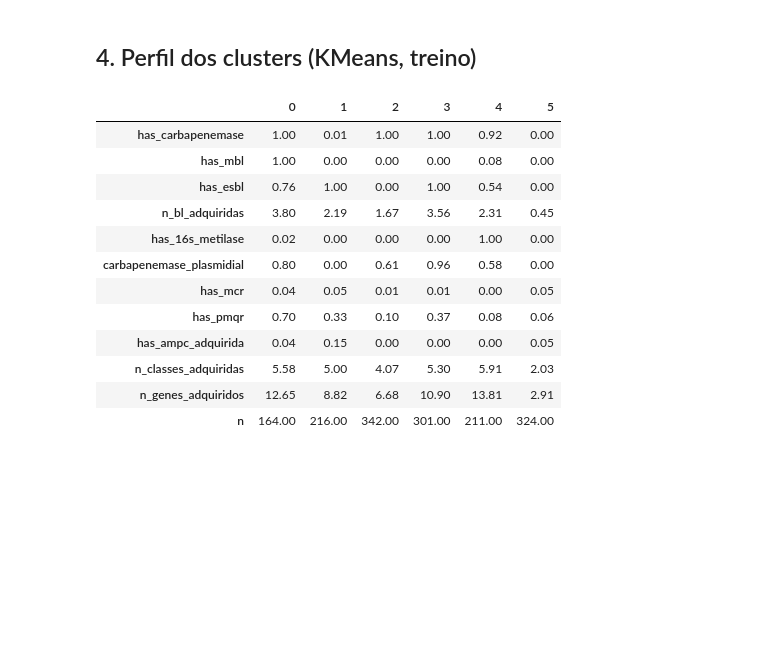
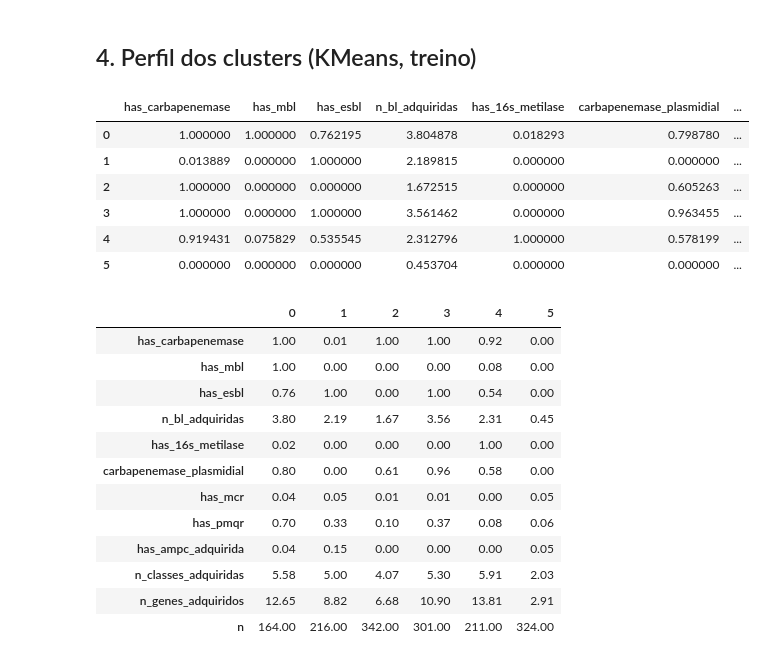
Before and after one commit to Rodrigo-Lusa/ml_isolados_brasileiros, a Jupyter notebook: notebooks/04_clusterizacao_risco.ipynb, the cells around one changed output. Cells and saved outputs as stored; diff of their text form; code cells hidden in the pictures; blank space fills up the shorter version.

```diff
--- a/notebooks/04_clusterizacao_risco.ipynb
+++ b/notebooks/04_clusterizacao_risco.ipynb
@@ -216,5 +222,15 @@ sns.heatmap(concordancia)
 [figure]
 # %% [markdown]
 ## 4. Perfil dos clusters (KMeans, treino)
+# %%
+df_train.groupby(lab_km)[FEATURES + DESCRITIVAS].mean()
+# %% [output]
+|  | has_carbapenemase | has_mbl | has_esbl | n_bl_adquiridas | has_16s_metilase | carbapenemase_plasmidial | ... |
+| 0 | 1.000000 | 1.000000 | 0.762195 | 3.804878 | 0.018293 | 0.798780 | ... |
+| 1 | 0.013889 | 0.000000 | 1.000000 | 2.189815 | 0.000000 | 0.000000 | ... |
+| 2 | 1.000000 | 0.000000 | 0.000000 | 1.672515 | 0.000000 | 0.605263 | ... |
+| 3 | 1.000000 | 0.000000 | 1.000000 | 3.561462 | 0.000000 | 0.963455 | ... |
+| 4 | 0.919431 | 0.075829 | 0.535545 | 2.312796 | 1.000000 | 0.578199 | ... |
+| 5 | 0.000000 | 0.000000 | 0.000000 | 0.453704 | 0.000000 | 0.000000 | ... |
 # %%
 lab_km = labels_train["kmeans"]
```
Also changed, not shown: parts of 17 cells of this notebook, 1 other file.
